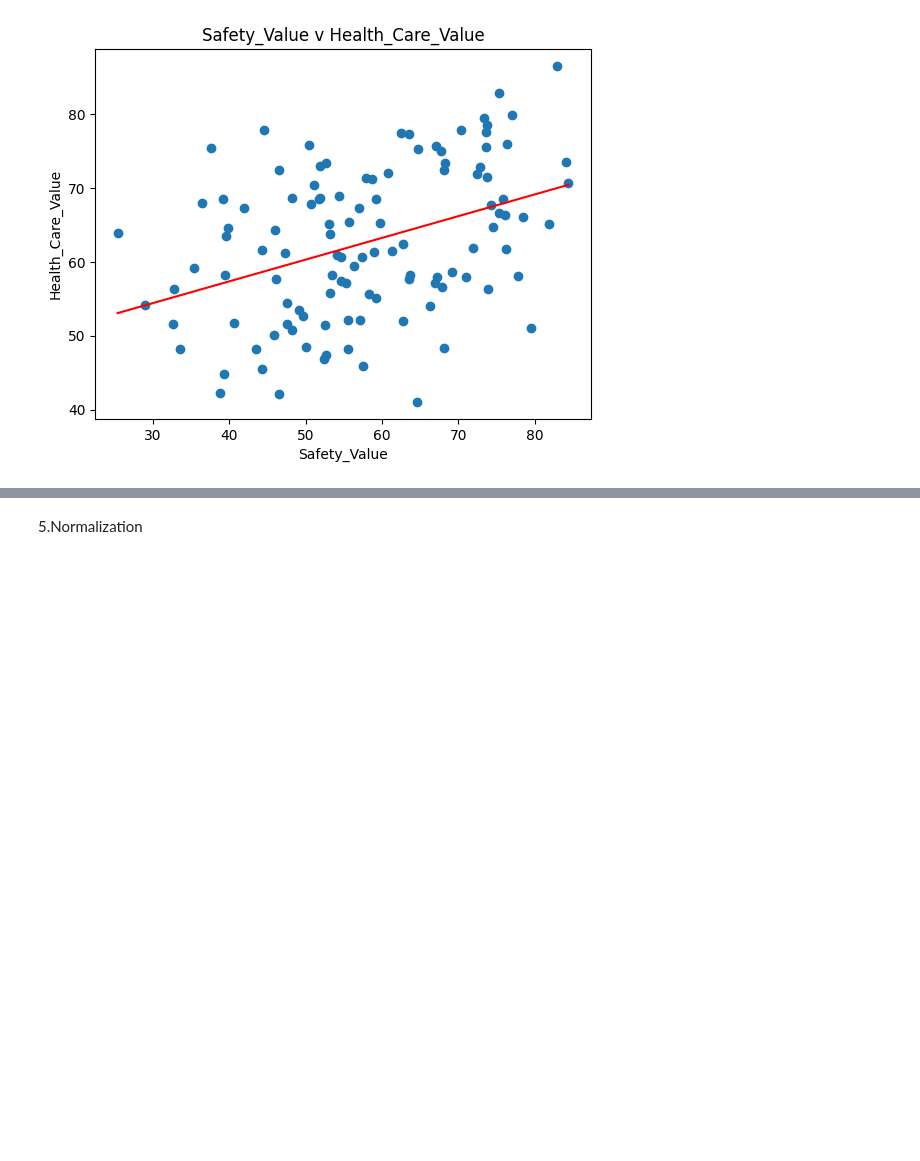
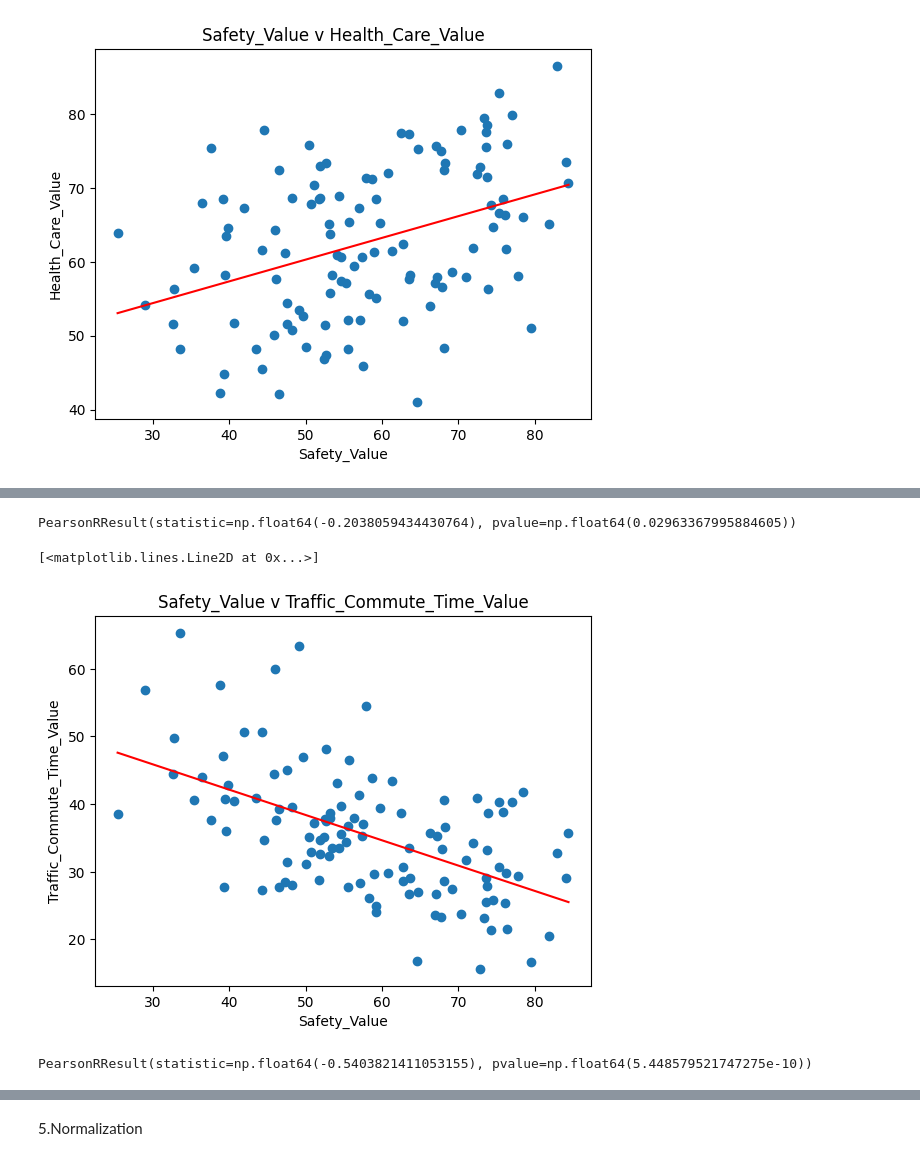
Before and after one commit to NojusMat/DataVisCA1, a Jupyter notebook: DataVisCA1_NojusMatusevicius_SD4A.ipynb, the cells around one changed output, grey strips where cells are left out. Saved outputs shown, nothing was run; the diff lists cells and outputs as text; code cells hidden in the pictures; blank space fills up the shorter version.

```diff
--- a/DataVisCA1_NojusMatusevicius_SD4A.ipynb
+++ b/DataVisCA1_NojusMatusevicius_SD4A.ipynb
@@ -509,0 +575,19 @@ plt.plot(np.unique(CountryData_Clean.Safety_Value), np.poly1d(np.polyfit(Country
+# %%
+corr = pearsonr(CountryData_Clean.Safety_Value, CountryData_Clean.Property_Price_to_Income_Category)
+print(corr)
+# %% [output]
+PearsonRResult(statistic=np.float64(-0.2038059434430764), pvalue=np.float64(0.02963367995884605))
+# %%
+plt.title("Safety_Value v Traffic_Commute_Time_Value")
+plt.xlabel("Safety_Value")
+plt.ylabel("Traffic_Commute_Time_Value")
+plt.scatter(CountryData_Clean.Safety_Value, CountryData_Clean.Traffic_Commute_Time_Value)
+plt.plot(np.unique(CountryData_Clean.Safety_Value), np.poly1d(np.polyfit(CountryData_Clean.Safety_Value, CountryData_Clean.Traffic_Commute_Time_Value, 1))(np.unique(CountryData_Clean.Safety_Value)), color='red')
+# %% [output]
+[<matplotlib.lines.Line2D at 0x...>]
+[figure, added]
+# %%
+corr = pearsonr(CountryData_Clean.Safety_Value, CountryData_Clean.Traffic_Commute_Time_Value)
+print(corr)
+# %% [output]
+PearsonRResult(statistic=np.float64(-0.5403821411053155), pvalue=np.float64(5.448579521747275e-10))
```
Also changed, not shown: parts of 69 cells of this notebook.
